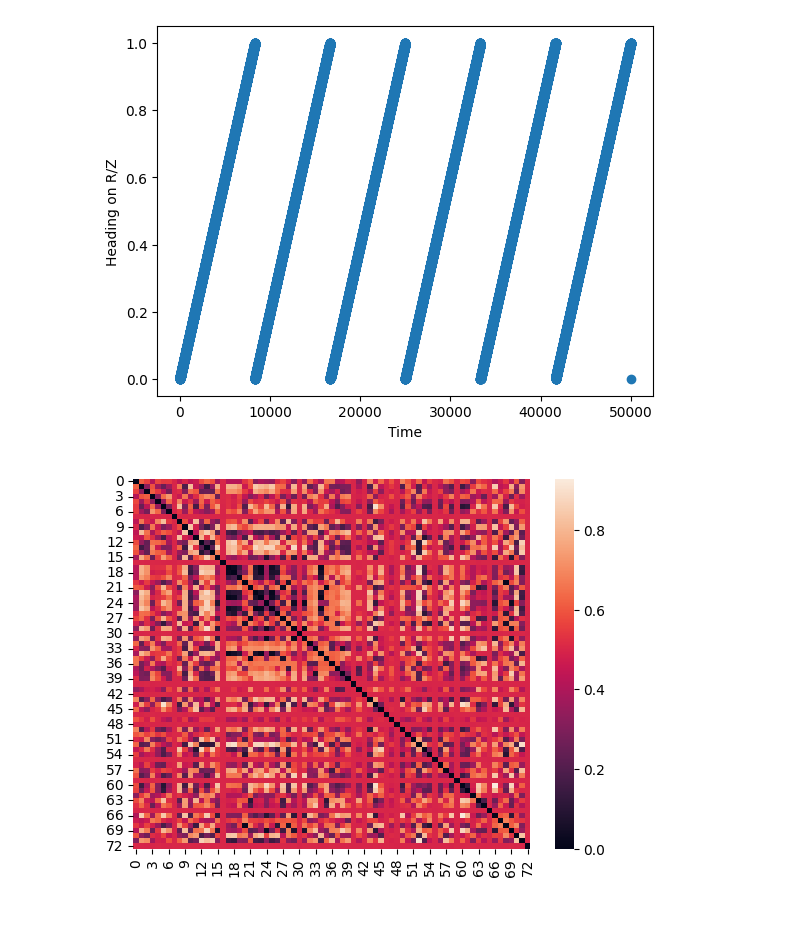
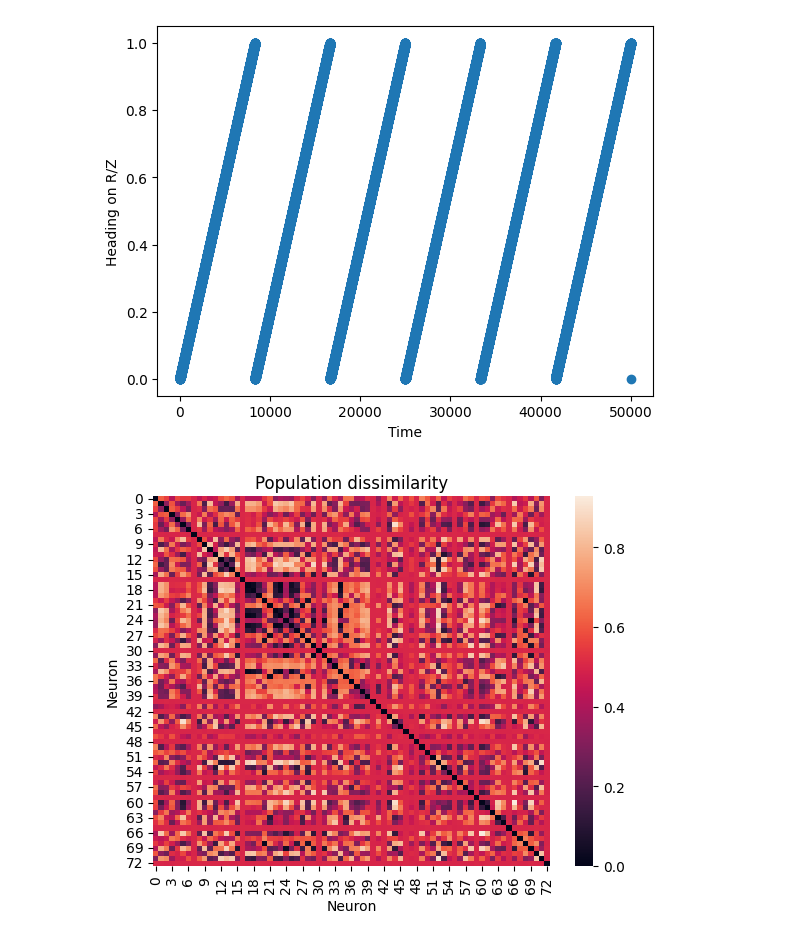
Before and after one commit to niko-schonsheck/SIAMAG25, a Jupyter notebook: mouse_head_dir.ipynb, the cells around one changed output. Drawn from its saved outputs; the diff is of its cells as text; code cells hidden in the pictures; blank space fills up the shorter version.

```diff
--- a/mouse_head_dir.ipynb
+++ b/mouse_head_dir.ipynb
@@ -428,10 +428,17 @@ dissimilarity_matrix = 1 - dissimilarity_matrix
 # %%
 # Plot heatmap of dissimilarity matrix
 
-sns.heatmap(dissimilarity_matrix)
+fig, ax = plt.subplots()
+
+
+
+ax.set_title('Population dissimilarity')
+sns.heatmap(dissimilarity_matrix, ax = ax)
+ax.set_xlabel('Neuron')
+ax.set_ylabel('Neuron')
 plt.show()
 # %% [output]
-[figure, old version]
+[figure, new version]
 # %%
 # Do Ripser calculation
 
```
Also changed, not shown: parts of 2 cells of this notebook, 4 other files.
